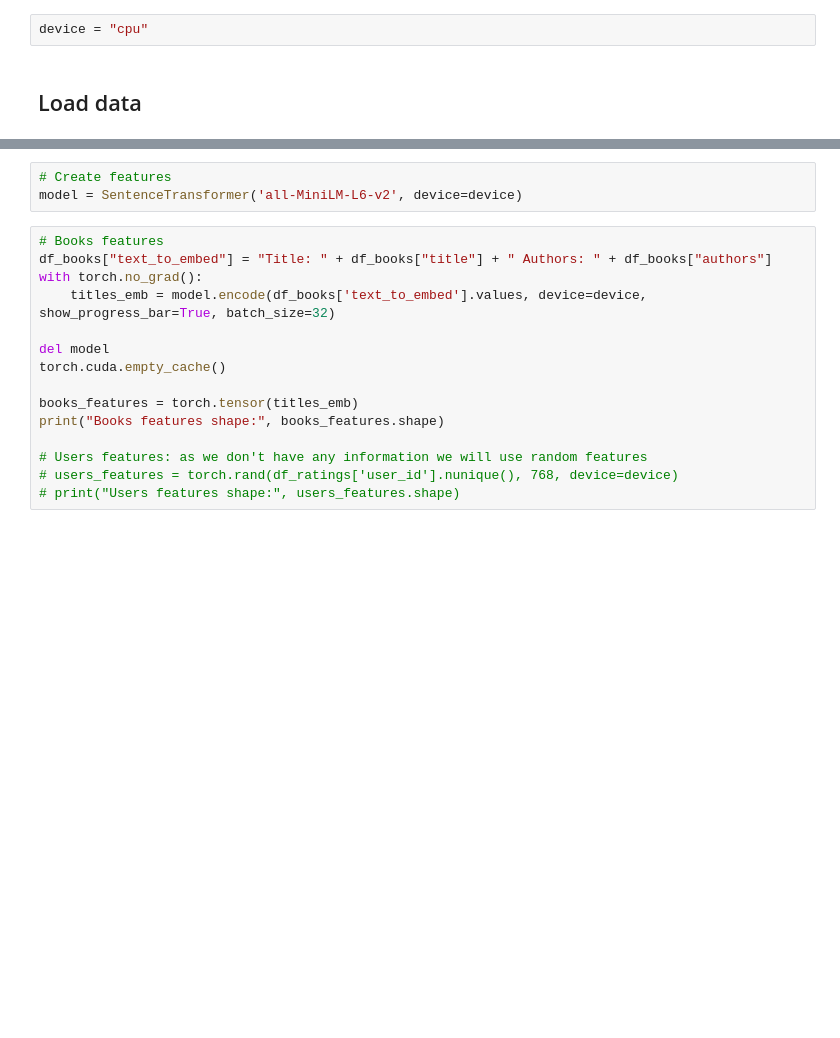
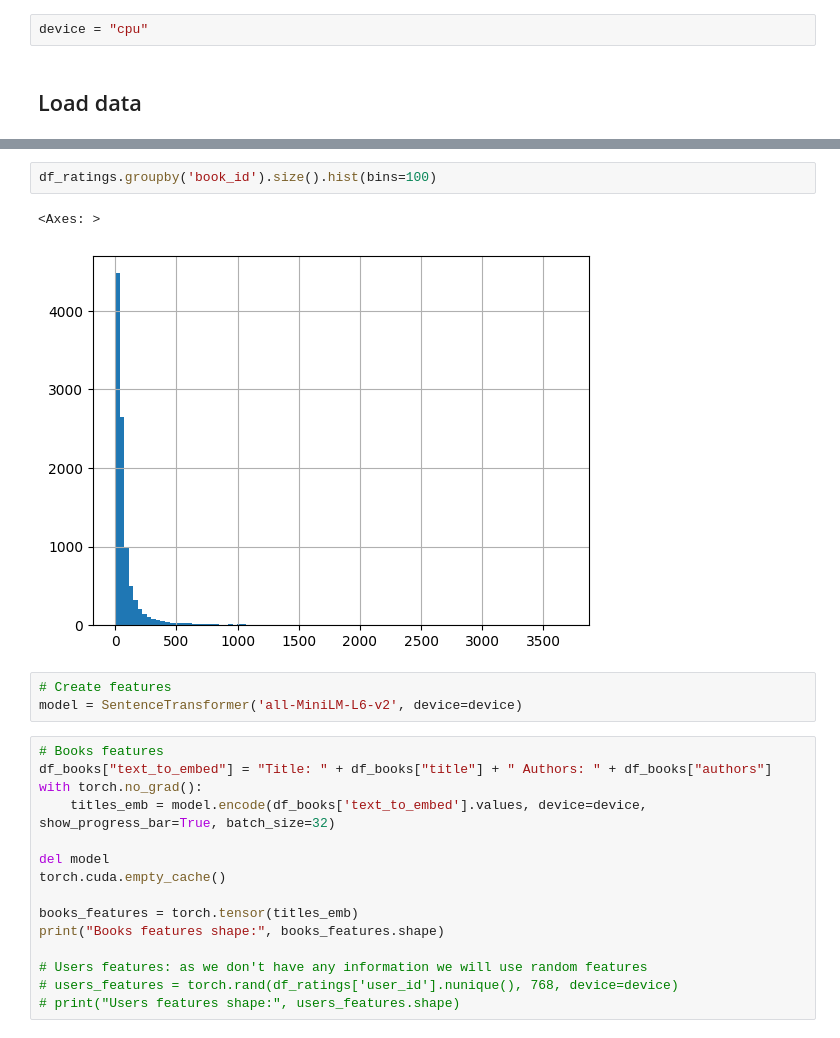
Before and after one commit to matsant01/graph_RecSys, a Jupyter notebook: notebooks/SAGEConv_on_HeteroGraph.ipynb, the cells around one changed output, grey strips where cells are left out. Drawn from its saved outputs; the diff is of its cells as text; blank space fills up the shorter version.

```diff
--- a/notebooks/SAGEConv_on_HeteroGraph.ipynb
+++ b/notebooks/SAGEConv_on_HeteroGraph.ipynb
@@ -46,6 +47,11 @@ df_ratings = pd.read_csv('../data/ratings.csv') # .sample(50000)  # FIXME: remov
 print(df_books.columns)
 # %% [output]
 Index(['book_id', 'title', 'authors'], dtype='object')
+# %%
+df_ratings.groupby('book_id').size().hist(bins=100)
+# %% [output]
+<Axes: >
+[figure, added]
 # %%
 # Create features
 model = SentenceTransformer('all-MiniLM-L6-v2', device=device)
```
Also changed, not shown: parts of 25 cells of this notebook, 4 other files.
